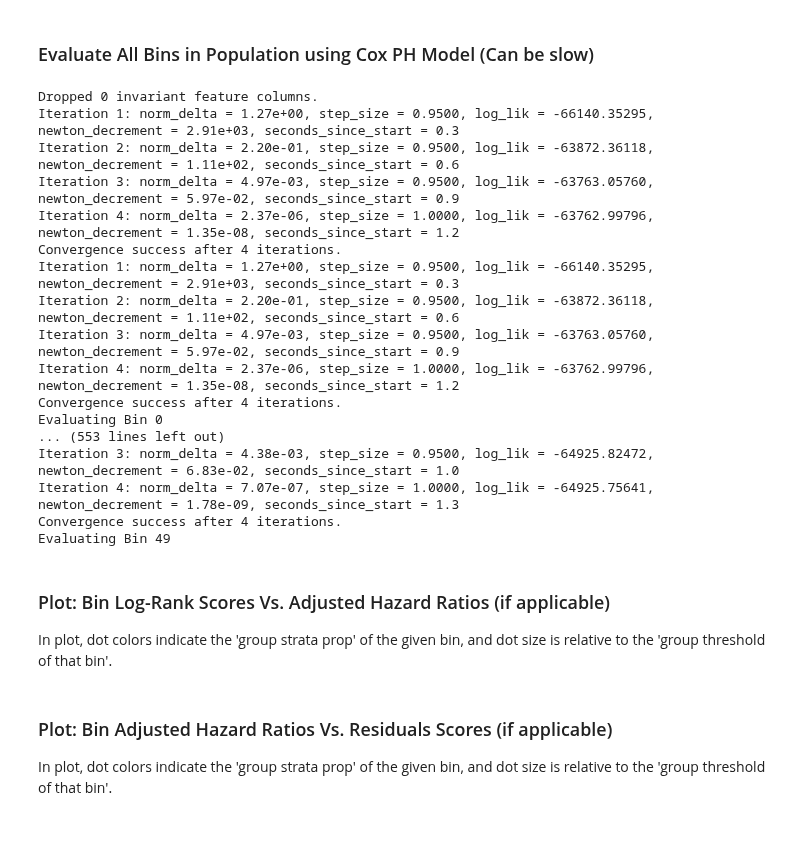
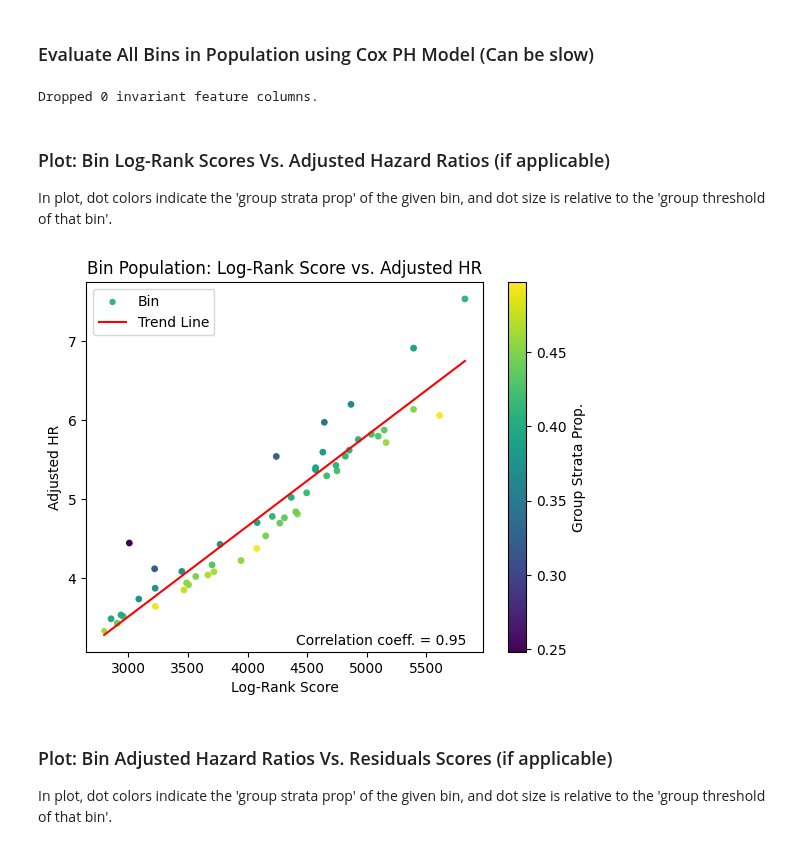
Before and after one commit to UrbsLab/scikit-FIBERS, a Jupyter notebook: FIBERS_Survival_Demo.ipynb, the cells around one changed output. Saved outputs shown, nothing was run; the diff lists cells and outputs as text; code cells hidden in the pictures.

```diff
--- a/FIBERS_Survival_Demo.ipynb
+++ b/FIBERS_Survival_Demo.ipynb
@@ -28,6 +32,9 @@ if local_save:
     output_folder = './output'
 else:
     output_folder = folder_path
+
+#Turns off comprehensive cox analysis over all bins and generation of respective figures
+quick_run = False
 # %% [markdown]
 ***
 ## Generate Simulated Survial Data
@@ -207,35 +268,19 @@ if fibers.fitness_metric == 'log_rank_residuals':
 # %% [markdown]
 ###  Evaluate All Bins in Population using Cox PH Model (Can be slow)
 # %%
-have_covariates = False
-#if have_covariates:
-#    fibers.calculate_cox_prop_hazards(data)
-fibers.calculate_cox_prop_hazards(data)
+if not quick_run:
+    fibers.calculate_cox_prop_hazards(data)
 # %% [output]
 Dropped 0 invariant feature columns.
-Iteration 1: norm_delta = 1.27e+00, step_size = 0.9500, log_lik = -66140.35295, newton_decrement = 2.91e+03, seconds_since_start = 0.3
-Iteration 2: norm_delta = 2.20e-01, step_size = 0.9500, log_lik = -63872.36118, newton_decrement = 1.11e+02, seconds_since_start = 0.6
-Iteration 3: norm_delta = 4.97e-03, step_size = 0.9500, log_lik = -63763.05760, newton_decrement = 5.97e-02, seconds_since_start = 0.9
-Iteration 4: norm_delta = 2.37e-06, step_size = 1.0000, log_lik = -63762.99796, newton_decrement = 1.35e-08, seconds_since_start = 1.2
-Convergence success after 4 iterations.
-Iteration 1: norm_delta = 1.27e+00, step_size = 0.9500, log_lik = -66140.35295, newton_decrement = 2.91e+03, seconds_since_start = 0.3
-Iteration 2: norm_delta = 2.20e-01, step_size = 0.9500, log_lik = -63872.36118, newton_decrement = 1.11e+02, seconds_since_start = 0.6
-Iteration 3: norm_delta = 4.97e-03, step_size = 0.9500, log_lik = -63763.05760, newton_decrement = 5.97e-02, seconds_since_start = 0.9
-Iteration 4: norm_delta = 2.37e-06, step_size = 1.0000, log_lik = -63762.99796, newton_decrement = 1.35e-08, seconds_since_start = 1.2
-Convergence success after 4 iterations.
-Evaluating Bin 0
-... (553 lines left out)
-Iteration 3: norm_delta = 4.38e-03, step_size = 0.9500, log_lik = -64925.82472, newton_decrement = 6.83e-02, seconds_since_start = 1.0
-Iteration 4: norm_delta = 7.07e-07, step_size = 1.0000, log_lik = -64925.75641, newton_decrement = 1.78e-09, seconds_since_start = 1.3
-Convergence success after 4 iterations.
-Evaluating Bin 49
 # %% [markdown]
 ### Plot: Bin Log-Rank Scores Vs. Adjusted Hazard Ratios (if applicable)
 In plot, dot colors indicate the 'group strata prop' of the given bin, and dot size is relative to the 'group threshold of that bin'.
 # %%
-if have_covariates:
+if not quick_run:
     if fibers.fitness_metric == 'log_rank' or fibers.fitness_metric == 'log_rank_residuals':
         fibers.get_log_rank_adj_HR_plot(save=True,output_folder=output_folder,data_name=data_name)
+# %% [output]
+[figure, added]
 # %% [markdown]
 ### Plot: Bin Adjusted Hazard Ratios Vs. Residuals Scores (if applicable)
 In plot, dot colors indicate the 'group strata prop' of the given bin, and dot size is relative to the 'group threshold of that bin'.
```
Also changed, not shown: parts of 7 cells of this notebook, 5 other files.
